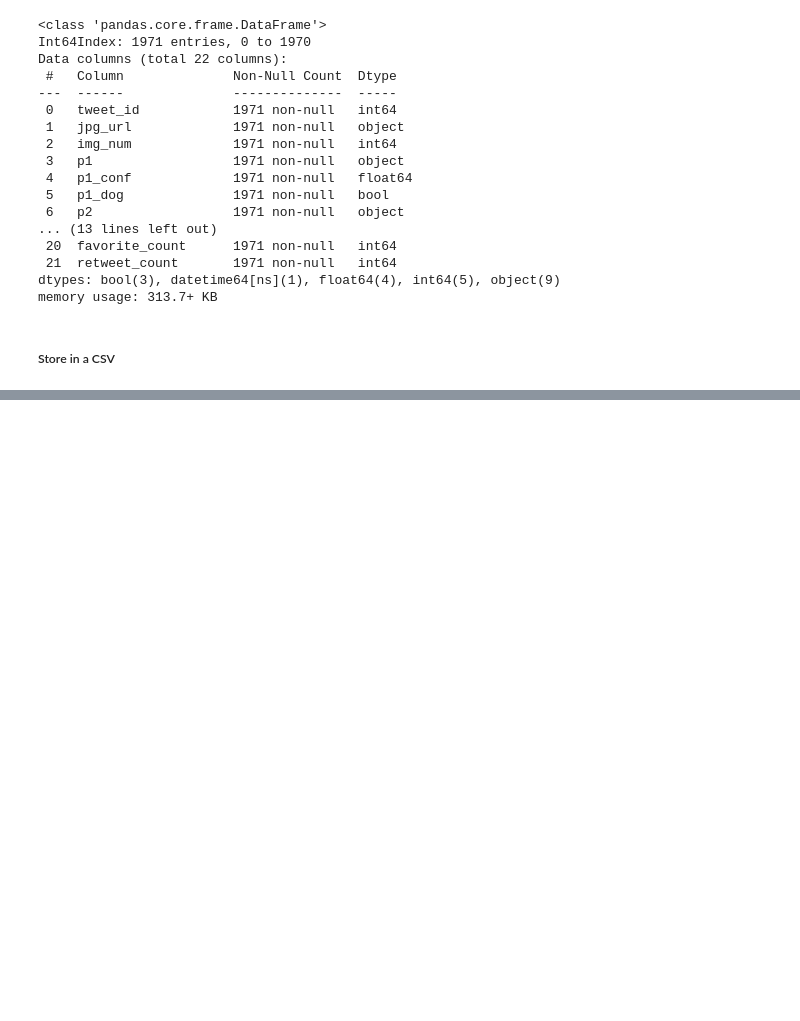
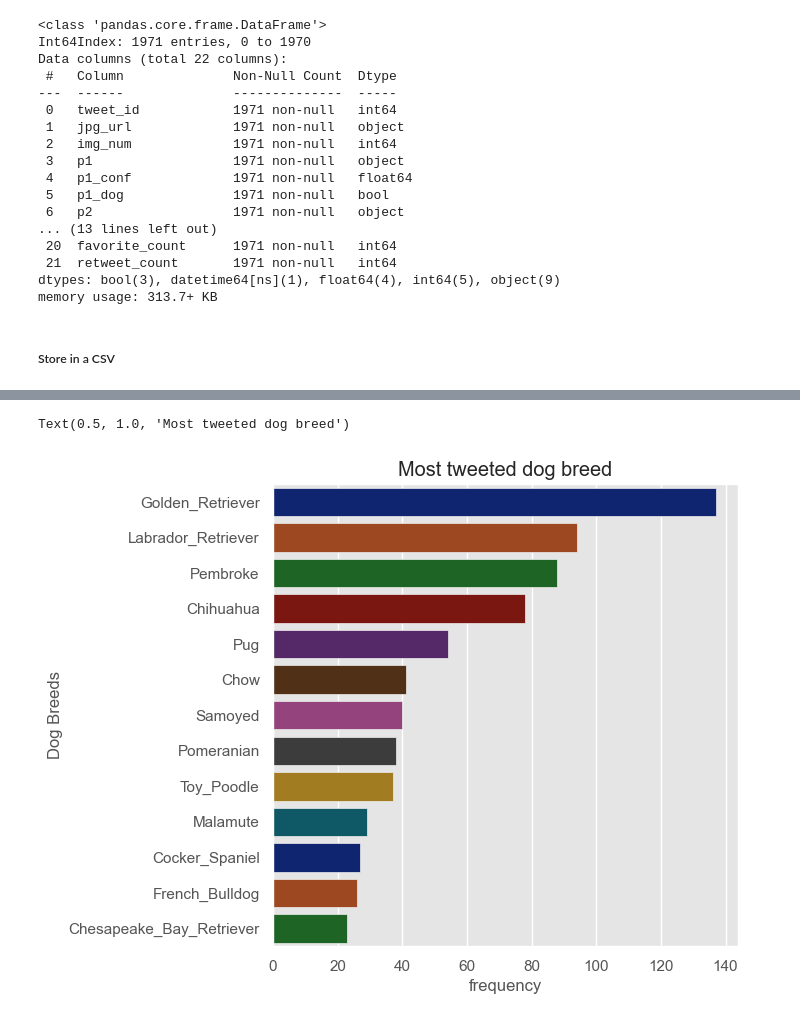
Before and after one commit to Sylvester976/We-Rate-Dogs-Wrangle-Data, a Jupyter notebook: wrangle_act.ipynb, the cells around one changed output, grey strips where cells are left out. Saved outputs shown, nothing was run; the diff lists cells and outputs as text; code cells hidden in the pictures; blank space fills up the shorter version.

```diff
--- a/wrangle_act.ipynb
+++ b/wrangle_act.ipynb
@@ -1037,0 +1209,7 @@ We_rate_dogs.to_csv('twitter_archive_master.csv',index=False)
+# %%
+
+frequency = df_master['p1'].value_counts().to_dict()
+breed_of_dogs = pd.DataFrame(list(frequency.items()), columns=['breed', 'frequency'])
+
+# Filtering the Data for frequencies > 23 only
+breed_of_dogs.drop(breed_of_dogs[breed_of_dogs.frequency < 23].index, inplace=True)
@@ -1037,0 +1218,9 @@ We_rate_dogs.to_csv('twitter_archive_master.csv',index=False)
+# %%
+# Create a new field "total_retweet"
+total_retweet =[]
+for i in breed_of_dogs['breed']:
+    collect = df_master[df_master['p1'] == i]['retweet_count'].sum()
+    total_retweet.append(collect)
+
+breed_of_dogs['total_retweet']=total_retweet
+breed_of_dogs.head()
@@ -1037,0 +1234,14 @@ We_rate_dogs.to_csv('twitter_archive_master.csv',index=False)
+# %%
+#Most tweeted dog breed.
+x=breed_of_dogs.breed.value_counts().index
+y=breed_of_dogs.frequency
+
+my_style = sns.color_palette("dark")
+fig, ax = plt.subplots(figsize=(6, 6))
+
+sns.barplot(x=y, y=x, palette=my_style,ax=ax)
+plt.ylabel('Dog Breeds')
+plt.title('Most tweeted dog breed')
+# %% [output]
+Text(0.5, 1.0, 'Most tweeted dog breed')
+[figure, added]
```
Also changed, not shown: parts of 39 cells of this notebook.
